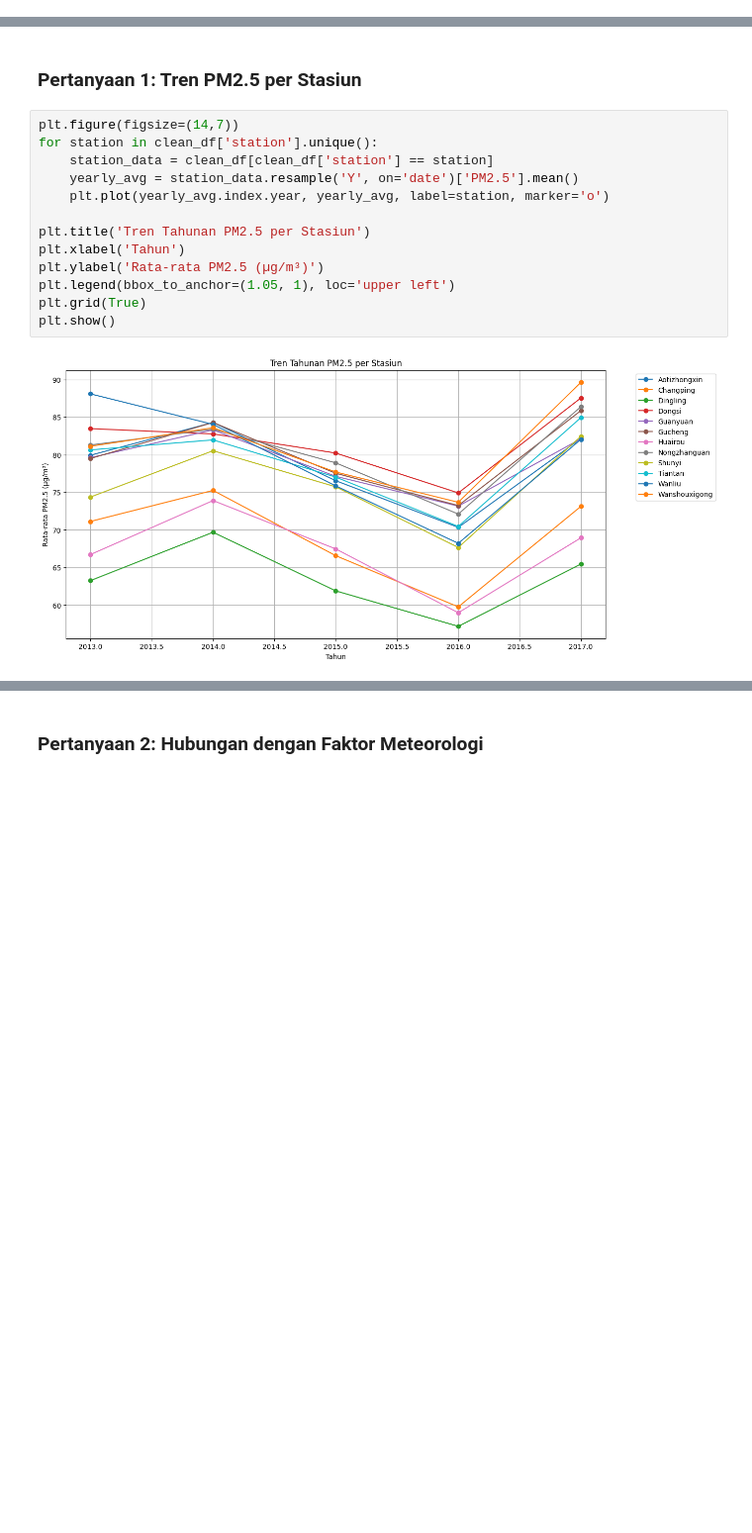
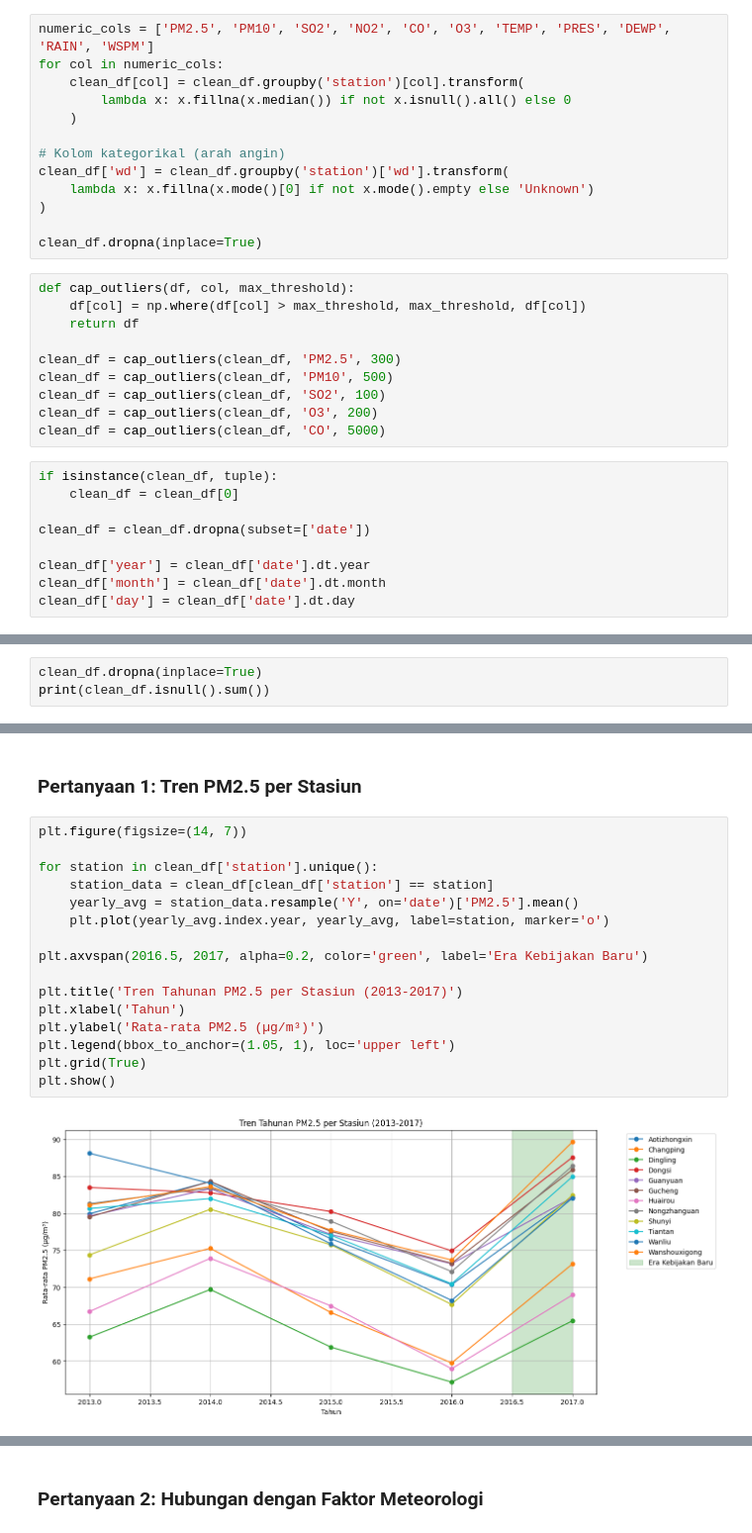
Before and after one commit to MFavianZaahir/Analisis-Data-Dengan-Python-Dicoding, a Jupyter notebook: Proyek_Analisis_Data.ipynb, the cells around one changed output, grey strips where cells are left out. Shown at 99% size. Saved outputs shown, nothing was run; the diff lists cells and outputs as text; blank space fills up the shorter version.

```diff
--- a/Proyek_Analisis_Data.ipynb
+++ b/Proyek_Analisis_Data.ipynb
@@ -156,0 +167,32 @@ Data setelah cleaning:
+# %%
+numeric_cols = ['PM2.5', 'PM10', 'SO2', 'NO2', 'CO', 'O3', 'TEMP', 'PRES', 'DEWP', 'RAIN', 'WSPM']
+for col in numeric_cols:
+    clean_df[col] = clean_df.groupby('station')[col].transform(
+        lambda x: x.fillna(x.median()) if not x.isnull().all() else 0
+    )
+
+# Kolom kategorikal (arah angin)
+clean_df['wd'] = clean_df.groupby('station')['wd'].transform(
+    lambda x: x.fillna(x.mode()[0] if not x.mode().empty else 'Unknown')
+)
+
+clean_df.dropna(inplace=True)
+# %%
+def cap_outliers(df, col, max_threshold):
+    df[col] = np.where(df[col] > max_threshold, max_threshold, df[col])
+    return df
+
+clean_df = cap_outliers(clean_df, 'PM2.5', 300)
+clean_df = cap_outliers(clean_df, 'PM10', 500)
+clean_df = cap_outliers(clean_df, 'SO2', 100)
+clean_df = cap_outliers(clean_df, 'O3', 200)
+clean_df = cap_outliers(clean_df, 'CO', 5000)
+# %%
+if isinstance(clean_df, tuple):
+    clean_df = clean_df[0]
+
+clean_df = clean_df.dropna(subset=['date'])
+
+clean_df['year'] = clean_df['date'].dt.year
+clean_df['month'] = clean_df['date'].dt.month
+clean_df['day'] = clean_df['date'].dt.day
@@ -156,0 +227,3 @@ Data setelah cleaning:
+# %%
+clean_df.dropna(inplace=True)
+print(clean_df.isnull().sum())
@@ -193,19 +290,22 @@ plt.show()
 # %% [markdown]
 ### Pertanyaan 1: Tren PM2.5 per Stasiun
 # %%
-plt.figure(figsize=(14,7))
+plt.figure(figsize=(14, 7))
+
 for station in clean_df['station'].unique():
     station_data = clean_df[clean_df['station'] == station]
     yearly_avg = station_data.resample('Y', on='date')['PM2.5'].mean()
     plt.plot(yearly_avg.index.year, yearly_avg, label=station, marker='o')
 
-plt.title('Tren Tahunan PM2.5 per Stasiun')
+plt.axvspan(2016.5, 2017, alpha=0.2, color='green', label='Era Kebijakan Baru')
+
+plt.title('Tren Tahunan PM2.5 per Stasiun (2013-2017)')
 plt.xlabel('Tahun')
 plt.ylabel('Rata-rata PM2.5 (µg/m³)')
 plt.legend(bbox_to_anchor=(1.05, 1), loc='upper left')
 plt.grid(True)
 plt.show()
 # %% [output]
-[figure, old version]
+[figure, new version]
 # %% [markdown]
 **Insight:**
```
Also changed, not shown: parts of 20 cells of this notebook, 1 other file.
